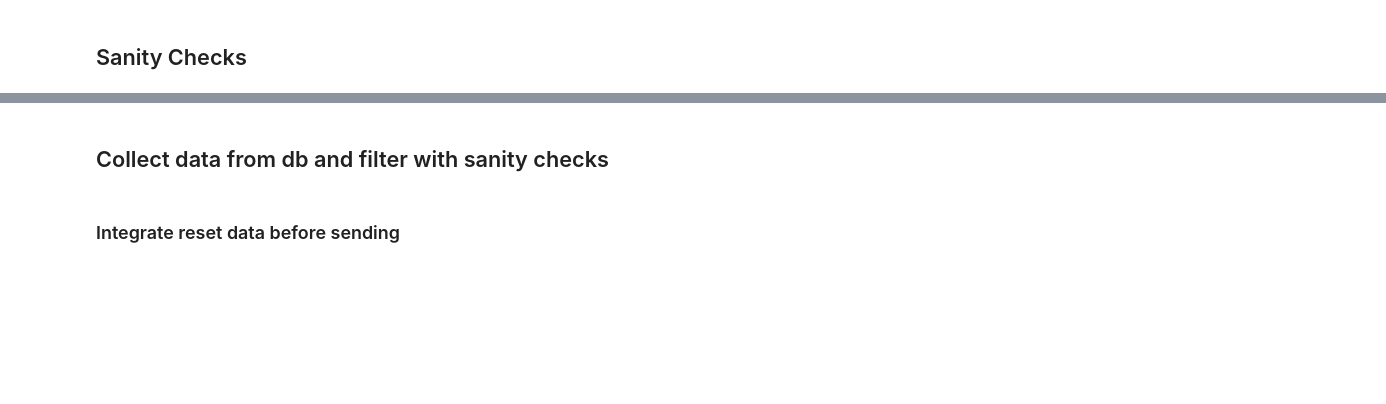
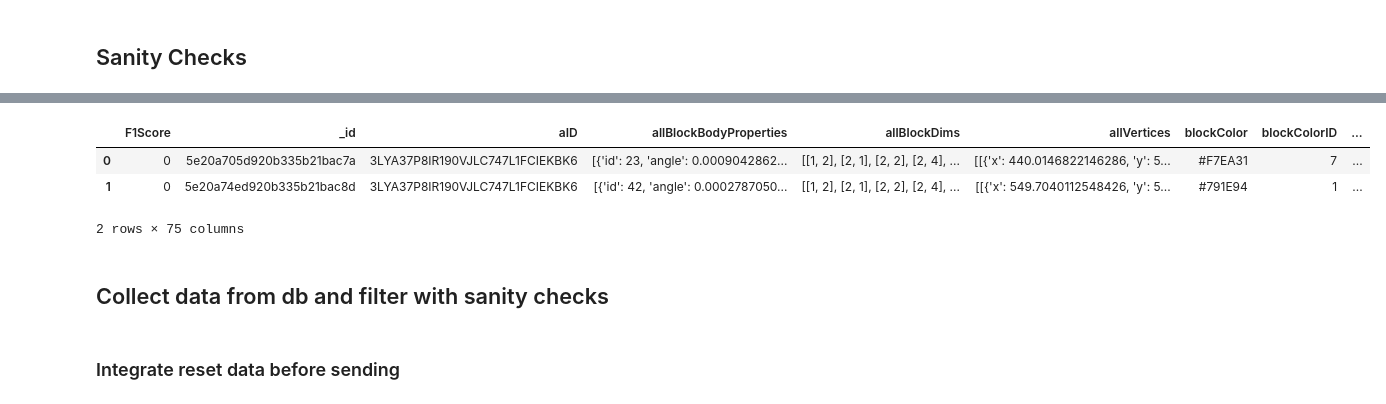
Before and after one commit to cogtoolslab/block_construction, a Jupyter notebook: analysis/will/block_silhouette_data_generator.ipynb, the cells around one changed output, grey strips where cells are left out. Cells and saved outputs as stored; diff of their text form; code cells hidden in the pictures; blank space fills up the shorter version.

```diff
--- a/analysis/will/block_silhouette_data_generator.ipynb
+++ b/analysis/will/block_silhouette_data_generator.ipynb
@@ -103,8 +106,7 @@ assert (np.mean(df_trial_end_full['workerId'].value_counts()) == np.mean(df_tria
 query = coll.find({"$and":[
                         {'condition':{'$ne':'practice'}},
                         {'eventType':'trial_end'},
-                        {'iterationName': iterationName},
-                        {'trialNum':15}]
+                        {'iterationName': iterationName}]
                      })
 complete_data_df = pd.DataFrame(query)
 complete_data_ids = list(complete_data_df['workerId'])
@@ -117,3 +117,10 @@ KeyError: 'workerId'
+# %%
+complete_data_df
+# %% [output]
+|  | F1Score | _id | aID | allBlockBodyProperties | allBlockDims | allVertices | blockColor | blockColorID | ... |
+| 0 | 0 | 5e20a705d920b335b21bac7a | 3LYA37P8IR190VJLC747L1FCIEKBK6 | [{'id': 23, 'angle': 0.0009042862... | [[1, 2], [2, 1], [2, 2], [2, 4], ... | [[{'x': 440.0146822146286, 'y': 5... | #F7EA31 | 7 | ... |
+| 1 | 0 | 5e20a74ed920b335b21bac8d | 3LYA37P8IR190VJLC747L1FCIEKBK6 | [{'id': 42, 'angle': 0.0002787050... | [[1, 2], [2, 1], [2, 2], [2, 4], ... | [[{'x': 549.7040112548426, 'y': 5... | #791E94 | 1 | ... |
+2 rows × 75 columns
 # %% [markdown]
 ## Collect data from db and filter with sanity checks
 # %%
```
Also changed, not shown: parts of 10 cells of this notebook, 3 other files.
